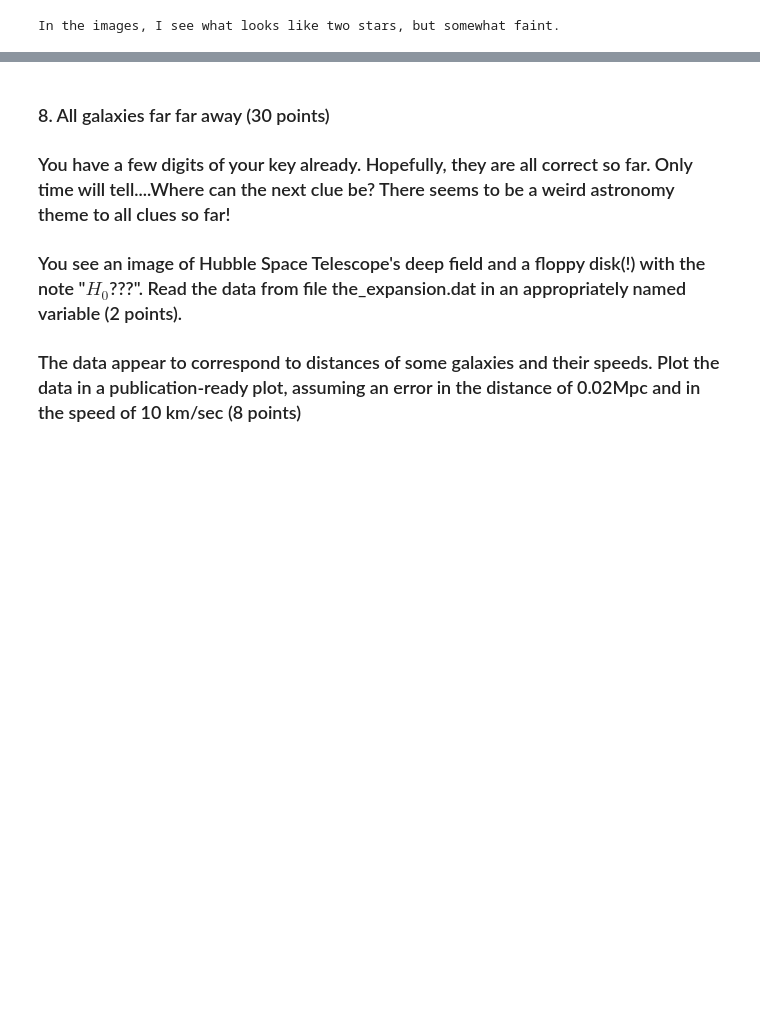
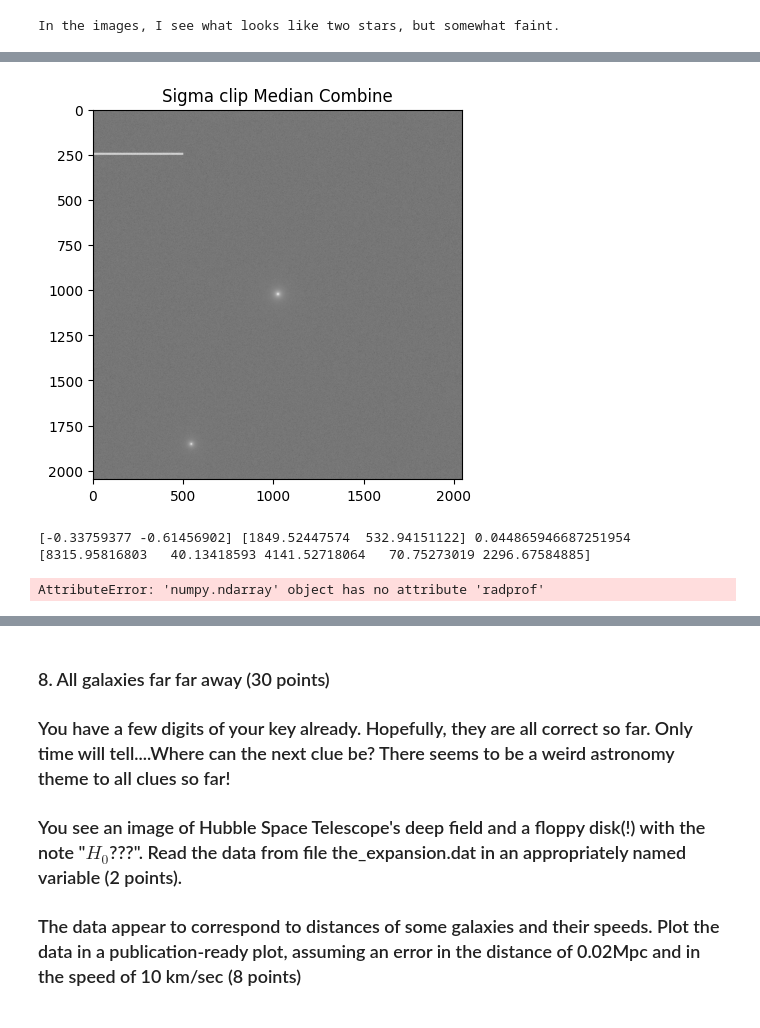
Before and after one commit to amedina695/lectures_git, a Jupyter notebook: midterm/Midterm_F25-classroom.ipynb, the cells around one changed output, grey strips where cells are left out. Drawn from its saved outputs; the diff is of its cells as text; code cells hidden in the pictures; blank space fills up the shorter version.

```diff
--- a/midterm/Midterm_F25-classroom.ipynb
+++ b/midterm/Midterm_F25-classroom.ipynb
@@ -587,18 +587,3 @@ In the images, I see what looks like two stars, but somewhat faint.
 )
 # %% [output]
 In the images, I see what looks like two stars, but somewhat faint.
-# %%
-# Cleaning up artifacts
-
-# From PSF_cont_Centering_classroom.ipynb
-
-ref_med = np.median(starcube, axis=0)
-imsigm7 = np.zeros(starcube.shape)
-
-# Sigma clipping each image
-for i in range(N7):
-    sub = starcube[i] - ref_med
-    imsigm7[i, :, :] = sigma_clip(sub, sigma=5, maxiters=5)
-
-# Median combining
-star_med = np.median(imsigm7, axis = 0)
@@ -782,0 +590,18 @@ Integer part to add to key: 24
+# %%
+# Initializing sigma clipping
+imsigm7 = np.zeros(starcube.shape)
+
+# Sigma clipping each image
+for i in range(N7):
+    imsigm7[i, :, :] = sigma_clip(starcube[i, :, :], sigma=3, maxiters=5)
+
+# Median combining
+im_med7 = np.median(imsigm7, axis = 0)
+
+# Median combined, sigma clipped image
+plt.figure()
+plt.imshow(np.log10(im_med7), cmap='gray')
+plt.title('Sigma clip Median Combine')
+plt.show()
+# %% [output]
+[figure, added]
@@ -782,0 +611,26 @@ Integer part to add to key: 24
+# %%
+cy  =  1850 # 1024
+cx  =  534  # 1024
+wid =   0.9
+ht  = 650.
+guess = ((wid, wid), (cy, cx), ht)
+(fw, fc, fh, fe) = g.fitgaussian(im_med7, guess=guess)
+print(fw, fc, fh, fe)
+# %% [output]
+[-0.33759377 -0.61456902] [1849.52447574  532.94151122] 0.044865946687251954 [8315.95816803   40.13418593 4141.52718064   70.75273019 2296.67584885]
+# %%
+# look at radial profile
+(bins, rp, sr, sim) = rp.radprof(im_med7, fc[0], fc[1])
+frp = 3
+plt.figure(frp)
+plt.clf()
+pbin = 30
+incl = np.where(sr <= pbin)[0]
+plt.plot(sr[incl], sim[incl], '.r')
+plt.plot(bins[0:pbin], rp[0:pbin], '-k')
+plt.xlabel('Distance (pix)')
+plt.ylabel('Intensity (DN)')
+plt.title('Radial Profile')
+#plt.savefig('Radial_Profile.png')
+# %% [output]
+AttributeError: 'numpy.ndarray' object has no attribute 'radprof'
```
Also changed, not shown: parts of 12 cells of this notebook, 16 other files.
